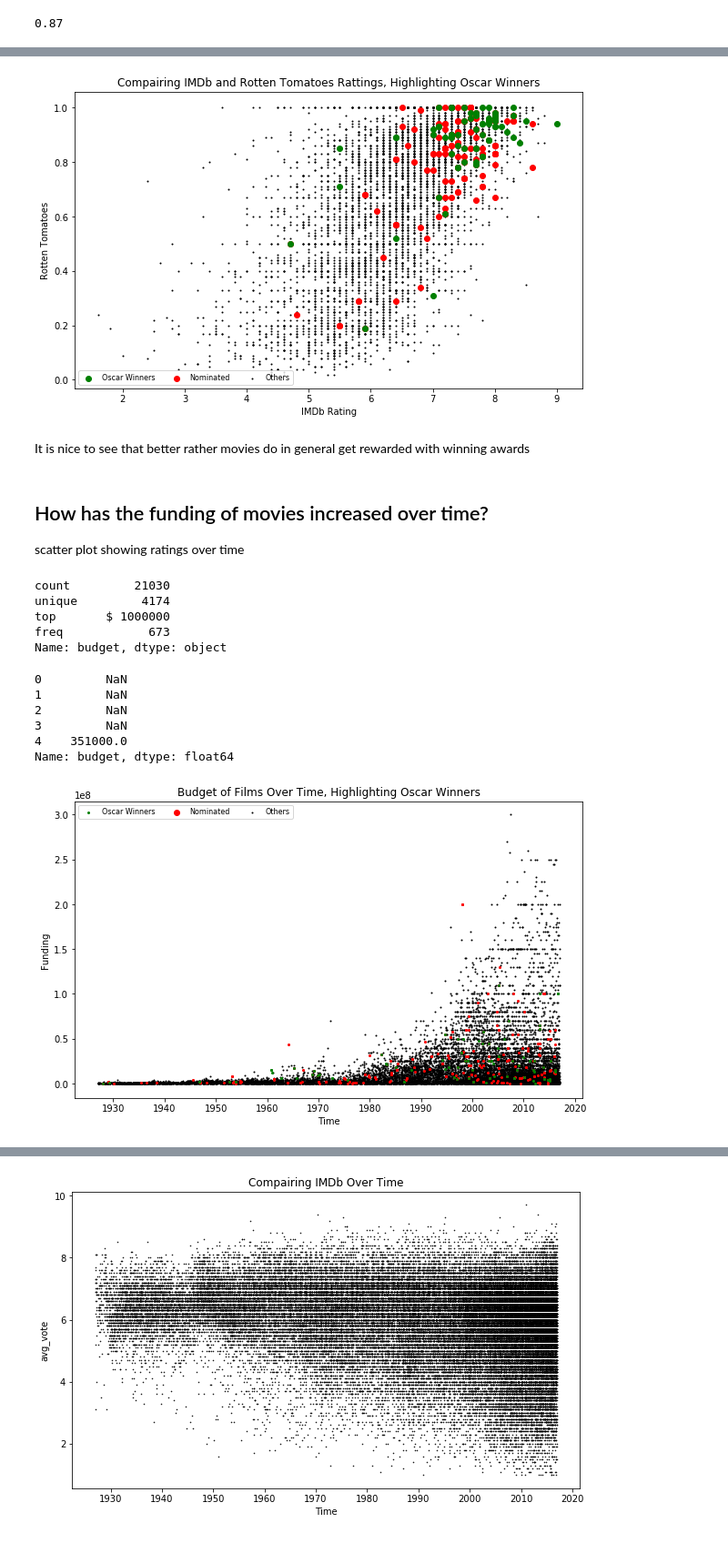
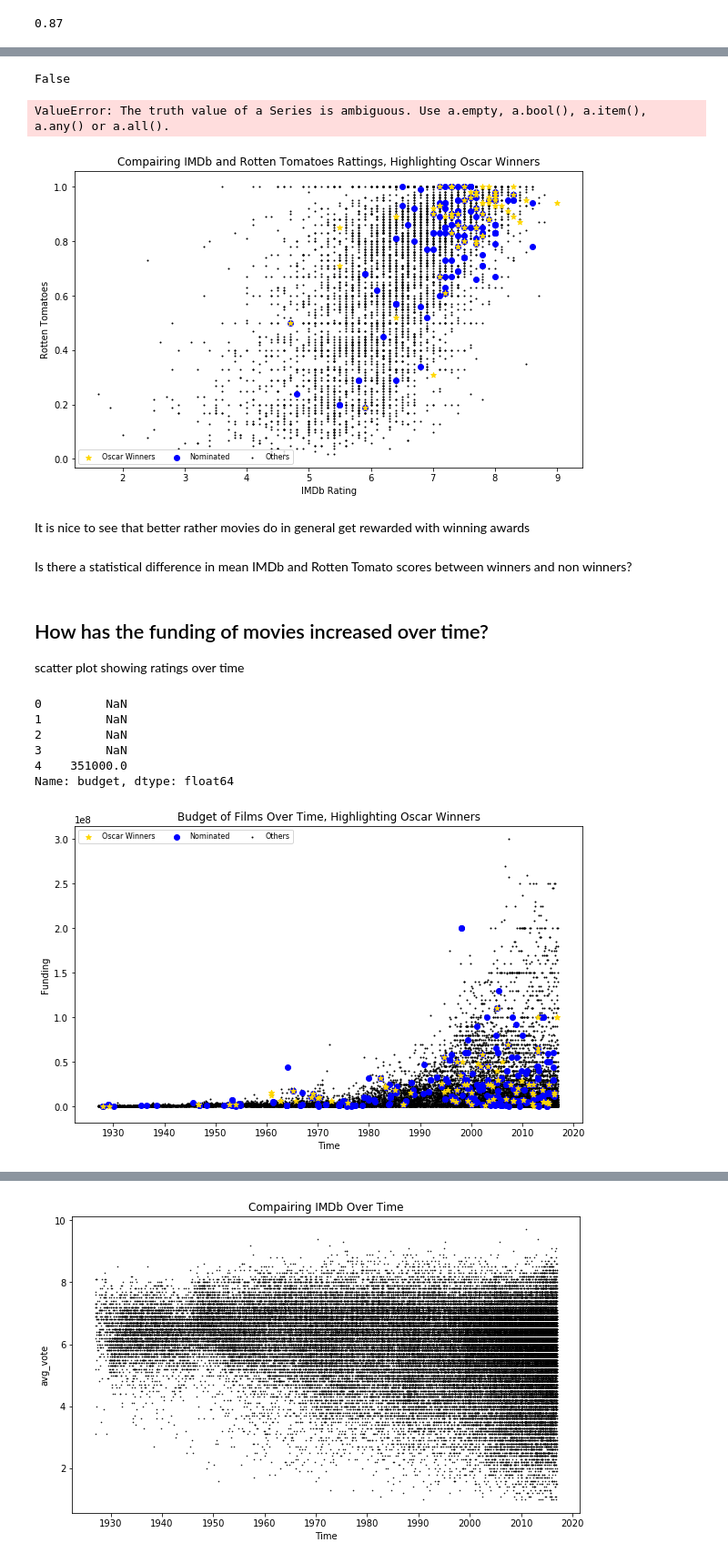
Before and after one commit to almetzler/SI330Final, a Jupyter notebook: Ben.ipynb, the cells around one changed output, grey strips where cells are left out. Shown at 91% size. Cells and saved outputs as stored; diff of their text form; code cells hidden in the pictures.

```diff
--- a/Ben.ipynb
+++ b/Ben.ipynb
@@ -84,20 +52,28 @@ df.head()
+# %%
+df.loc[0]['Winner'] == np.nan
+# %% [output]
+False
 # %%
 import matplotlib.pyplot as plt
 # %%
 winners = df[df['Winner']==1]
 nominated = df[df['Winner']==0]
-other = df[df['Winner']!=1]
+other = df[df['Winner']!=1 or df['Winner']!=0]
+# %% [output]
+ValueError: The truth value of a Series is ambiguous. Use a.empty, a.bool(), a.item(), a.any() or a.all().
 # %%
 fig, ax = plt.subplots(figsize=(10, 6))
 other = plt.scatter(other['IMDb'], other['Rotten Tomatoes'], c='black',s=1)
-nominated = plt.scatter(nominated['IMDb'], nominated['Rotten Tomatoes'], c='red')
-winners = plt.scatter(winners['IMDb'], winners['Rotten Tomatoes'], c='green')
+nominated = plt.scatter(nominated['IMDb'], nominated['Rotten Tomatoes'], c='blue')
+winners = plt.scatter(winners['IMDb'], winners['Rotten Tomatoes'], c='gold', marker='*')
 plt.title('Compairing IMDb and Rotten Tomatoes Rattings, Highlighting Oscar Winners')
 plt.xlabel("IMDb Rating")
 plt.ylabel("Rotten Tomatoes")
 plt.legend((winners, nominated, other), ('Oscar Winners', 'Nominated', 'Others'), scatterpoints=1, loc='lower left', ncol=3, fontsize=8)
 plt.show()
 # %% [output]
-[figure, old version]
+[figure, new version]
 # %% [markdown]
 It is nice to see that better rather movies do in general get rewarded with winning awards
+# %% [markdown]
+Is there a statistical difference in mean IMDb and Rotten Tomato scores between winners and non winners?
@@ -106,14 +84,6 @@ It is nice to see that better rather movies do in general get rewarded with winn
 scatter plot showing ratings over time
 # %%
 df2 = imdb[['title', 'budget', 'avg_vote', 'date_published']].merge(oscars[['Winner','Film']], left_on='title', right_on='Film', how='left')
-# %%
-df2['budget'].describe()
-# %% [output]
-count         21030
-unique         4174
-top       $ 1000000
-freq            673
-Name: budget, dtype: object
 # %%
 def budget(x):
     try:
@@ -137,12 +107,12 @@ other2 = df2[df2['Winner']!=1]
 # %%
 fig, ax = plt.subplots(figsize=(10, 6))
 other = plt.scatter(other2['date_published'], other2['budget'], c='black', s=1)
-winners = plt.scatter(nominated2['date_published'], nominated2['budget'], c='red', s=4)
-winners = plt.scatter(winners2['date_published'], winners2['budget'], c='green', s=4)
+winners = plt.scatter(nominated2['date_published'], nominated2['budget'], c='blue')
+winners = plt.scatter(winners2['date_published'], winners2['budget'], c='gold', marker='*')
 plt.title('Budget of Films Over Time, Highlighting Oscar Winners')
 plt.xlabel("Time")
 plt.ylabel("Funding")
 plt.legend((winners, nominated, other), ('Oscar Winners', 'Nominated', 'Others'), scatterpoints=1, loc='upper left', ncol=3, fontsize=8)
 plt.show()
 # %% [output]
-[figure, old version]
+[figure, new version]
```
Also changed, not shown: parts of 10 cells of this notebook.
